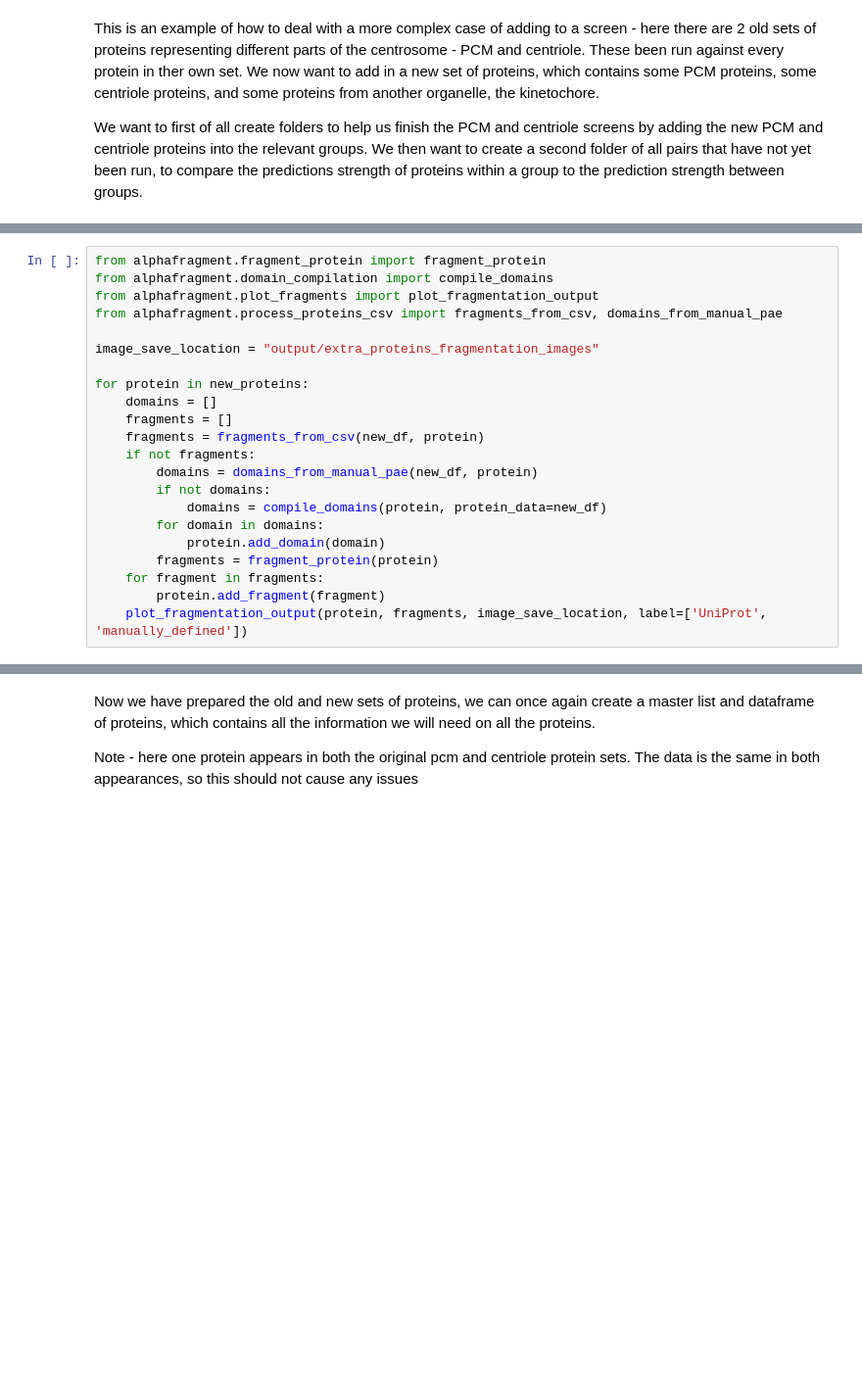
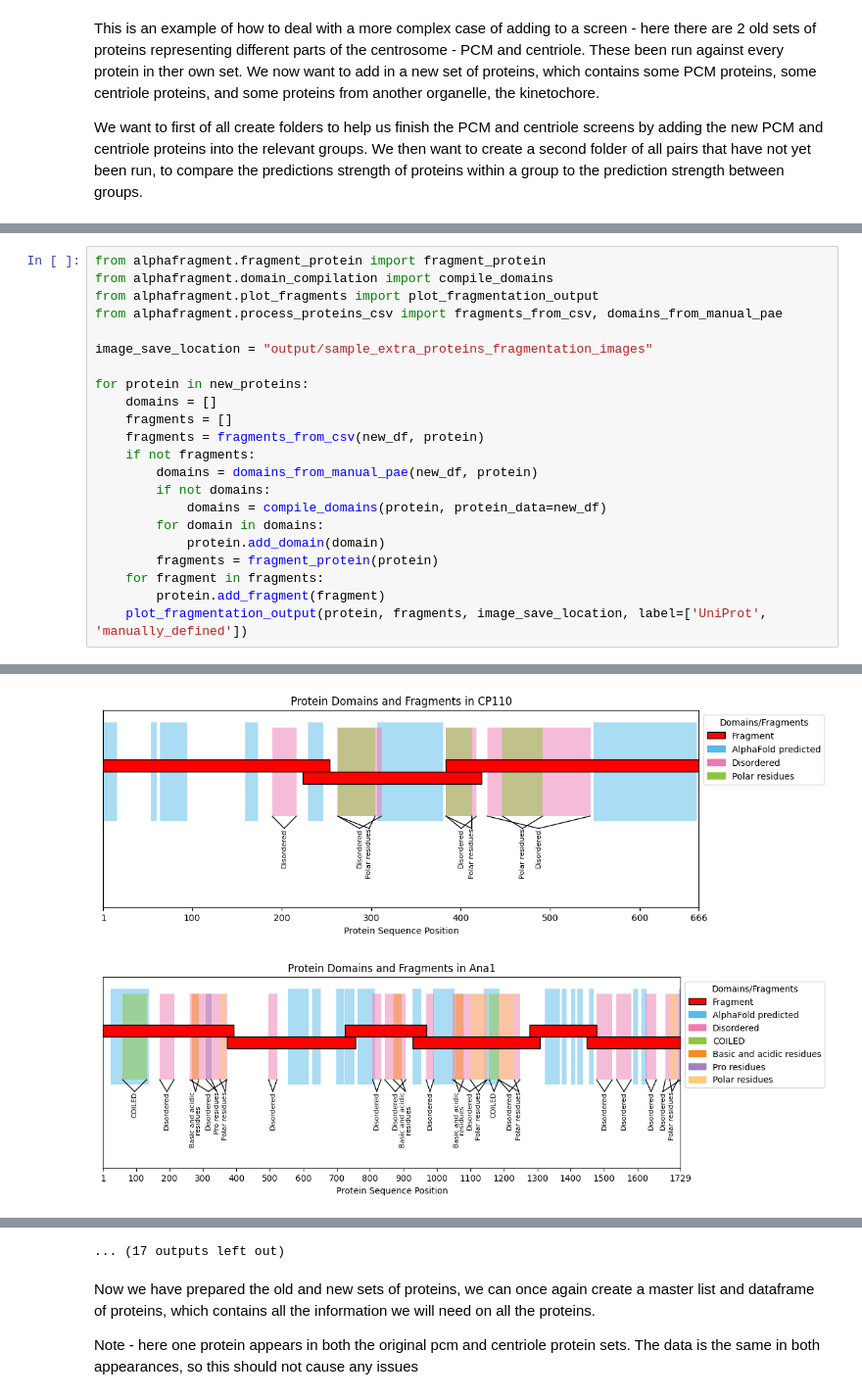
Before and after one commit to IngeliseH/AlphaFragment, a Jupyter notebook: expanding the screen guide.ipynb, the cells around one changed output, grey strips where cells are left out. Shown at 98% size. Saved outputs shown, nothing was run; the diff lists cells and outputs as text; blank space fills up the shorter version.

```diff
--- a/expanding the screen guide.ipynb
+++ b/expanding the screen guide.ipynb
@@ -136,7 +150,7 @@ from alphafragment.domain_compilation import compile_domains
 from alphafragment.plot_fragments import plot_fragmentation_output
 from alphafragment.process_proteins_csv import fragments_from_csv, domains_from_manual_pae
 
-image_save_location = "output/extra_proteins_fragmentation_images"
+image_save_location = "output/sample_extra_proteins_fragmentation_images"
 
 for protein in new_proteins:
     domains = []
@@ -152,3 +166,4 @@ for protein in new_proteins:
     for fragment in fragments:
         protein.add_fragment(fragment)
     plot_fragmentation_output(protein, fragments, image_save_location, label=['UniProt', 'manually_defined'])
+# %% [output]
@@ -154,0 +204,2 @@ for protein in new_proteins:
+[figure, added]
+[figure, added]
@@ -155,3 +214,4 @@ for protein in new_proteins:
+... (17 outputs left out)
 # %% [markdown]
 Now we have prepared the old and new sets of proteins, we can once again create a  master list and dataframe of proteins, which contains all the information we will need on all the proteins.
 
```
Also changed, not shown: parts of 2 cells of this notebook, 2 other files.
